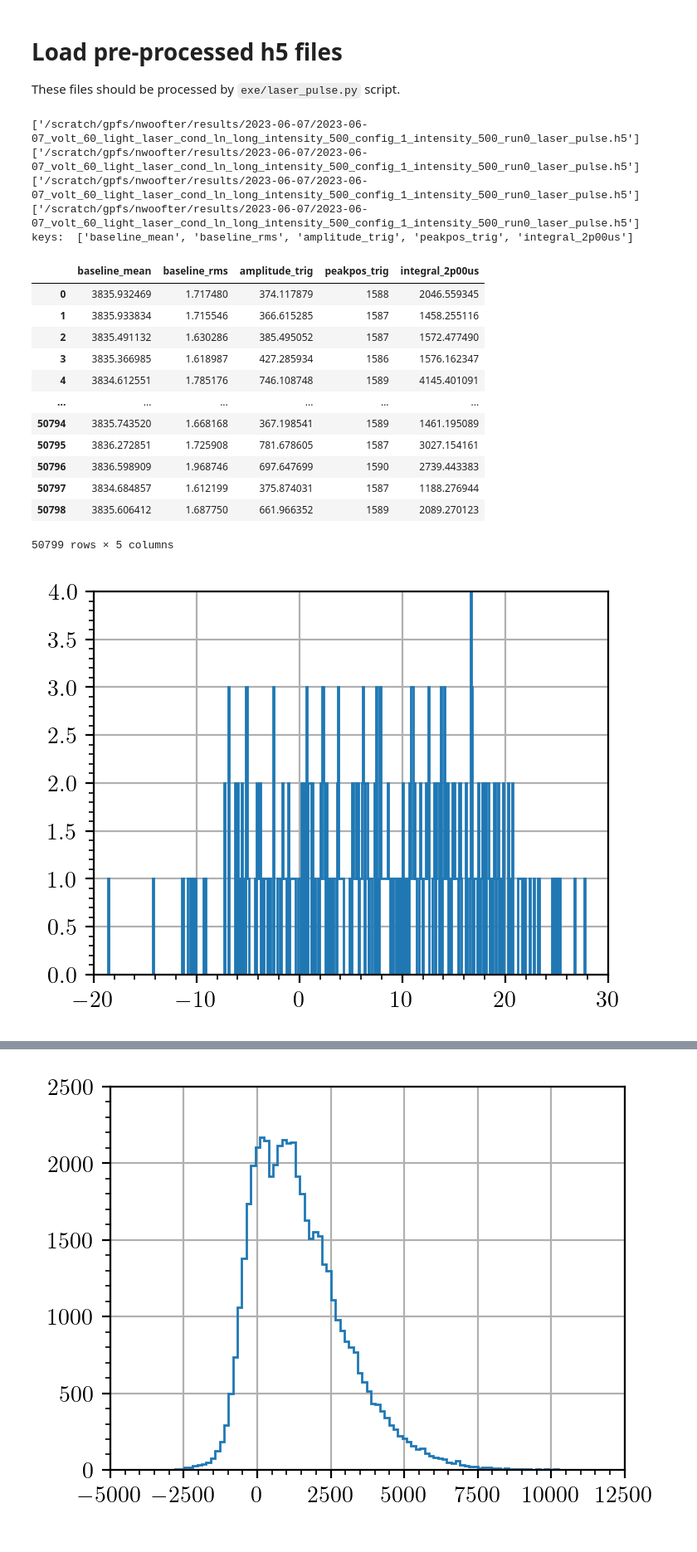
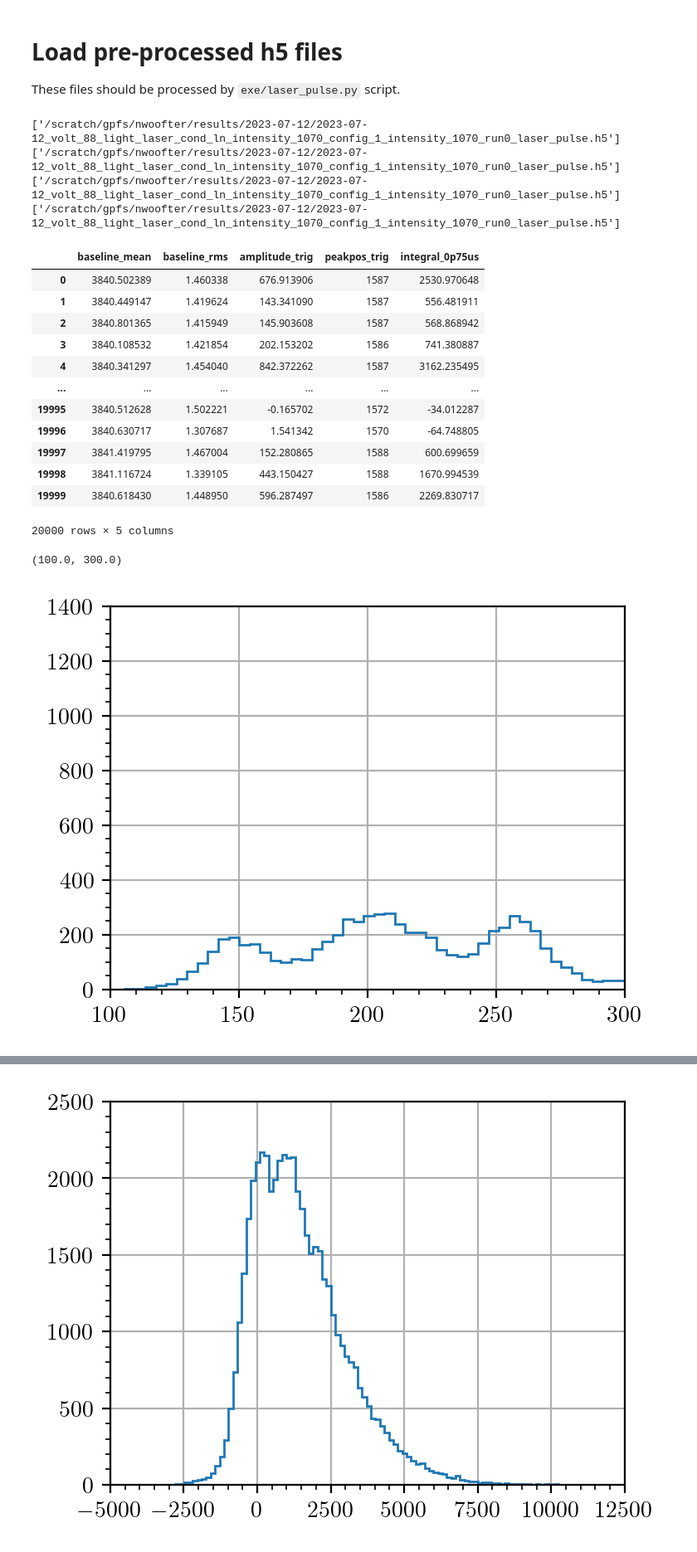
Before and after one commit to darkside-princeton/sipm-analysis, a Jupyter notebook: jupyter/calibration_liq4.ipynb, the cells around one changed output, grey strips where cells are left out. Shown: that part at 83% size. Drawn from its saved outputs; the diff is of its cells as text; code cells hidden in the pictures.

Commit message:
Plots for new data

```diff
--- a/jupyter/calibration_liq4.ipynb
+++ b/jupyter/calibration_liq4.ipynb
@@ -55,61 +56,61 @@ These files should be processed by `exe/laser_pulse.py` script.
 # data folder
 path = "/scratch/gpfs/nwoofter/results/"
 data = {}
-intensity = [500]
+intensity = [1070]
 channels = [0, 1, 2, 3]
-voltages = [60]
+voltages = [88]
 for intn in intensity:
     data[intn] = {}
     for ch in channels:
         data[intn][ch] = {}
         for volt in voltages:
             data[intn][ch][volt] = []
-            files = glob.glob(f"{path}2023-06-07/*volt_{volt}*intensity_{intn}*[!_wf].h5")
+            files = glob.glob(f"{path}2023-07-12/*volt_{volt}*intensity_{intn}*[!_wf].h5")
             print(files)
             for f in files:
                 df = pd.read_hdf(f, key=f'{volt}/{ch}')
                 data[intn][ch][volt].append(df)
             data[intn][ch][volt] = pd.concat(
                 data[intn][ch][volt], ignore_index=True)
-print('keys: ', list(data[500][0][60].keys()))
+#print('keys: ', list(data[1020][0][88].keys()))
 # %% [output]
-['/scratch/gpfs/nwoofter/results/2023-06-07/2023-06-07_volt_60_light_laser_cond_ln_long_intensity_500_config_1_intensity_500_run0_laser_pulse.h5']
-['/scratch/gpfs/nwoofter/results/2023-06-07/2023-06-07_volt_60_light_laser_cond_ln_long_intensity_500_config_1_intensity_500_run0_laser_pulse.h5']
-['/scratch/gpfs/nwoofter/results/2023-06-07/2023-06-07_volt_60_light_laser_cond_ln_long_intensity_500_config_1_intensity_500_run0_laser_pulse.h5']
-['/scratch/gpfs/nwoofter/results/2023-06-07/2023-06-07_volt_60_light_laser_cond_ln_long_intensity_500_config_1_intensity_500_run0_laser_pulse.h5']
-keys:  ['baseline_mean', 'baseline_rms', 'amplitude_trig', 'peakpos_trig', 'integral_2p00us']
+['/scratch/gpfs/nwoofter/results/2023-07-12/2023-07-12_volt_88_light_laser_cond_ln_intensity_1070_config_1_intensity_1070_run0_laser_pulse.h5']
+['/scratch/gpfs/nwoofter/results/2023-07-12/2023-07-12_volt_88_light_laser_cond_ln_intensity_1070_config_1_intensity_1070_run0_laser_pulse.h5']
+['/scratch/gpfs/nwoofter/results/2023-07-12/2023-07-12_volt_88_light_laser_cond_ln_intensity_1070_config_1_intensity_1070_run0_laser_pulse.h5']
+['/scratch/gpfs/nwoofter/results/2023-07-12/2023-07-12_volt_88_light_laser_cond_ln_intensity_1070_config_1_intensity_1070_run0_laser_pulse.h5']
 # %%
-intn = 1020
+intn = 1070
 ch = 0
-volt = 90
+volt = 88
 data[intn][ch][volt]
 # %% [output]
-|  | baseline_mean | baseline_rms | amplitude_trig | peakpos_trig | integral_2p00us |
-| 0 | 3835.932469 | 1.717480 | 374.117879 | 1588 | 2046.559345 |
-| 1 | 3835.933834 | 1.715546 | 366.615285 | 1587 | 1458.255116 |
-| 2 | 3835.491132 | 1.630286 | 385.495052 | 1587 | 1572.477490 |
-| 3 | 3835.366985 | 1.618987 | 427.285934 | 1586 | 1576.162347 |
-| 4 | 3834.612551 | 1.785176 | 746.108748 | 1589 | 4145.401091 |
+|  | baseline_mean | baseline_rms | amplitude_trig | peakpos_trig | integral_0p75us |
+| 0 | 3840.502389 | 1.460338 | 676.913906 | 1587 | 2530.970648 |
+| 1 | 3840.449147 | 1.419624 | 143.341090 | 1587 | 556.481911 |
+| 2 | 3840.801365 | 1.415949 | 145.903608 | 1587 | 568.868942 |
+| 3 | 3840.108532 | 1.421854 | 202.153202 | 1586 | 741.380887 |
+| 4 | 3840.341297 | 1.454040 | 842.372262 | 1587 | 3162.235495 |
 | ... | ... | ... | ... | ... | ... |
-| 50794 | 3835.743520 | 1.668168 | 367.198541 | 1589 | 1461.195089 |
-| 50795 | 3836.272851 | 1.725908 | 781.678605 | 1587 | 3027.154161 |
-| 50796 | 3836.598909 | 1.968746 | 697.647699 | 1590 | 2739.443383 |
-| 50797 | 3834.684857 | 1.612199 | 375.874031 | 1587 | 1188.276944 |
-| 50798 | 3835.606412 | 1.687750 | 661.966352 | 1589 | 2089.270123 |
+| 19995 | 3840.512628 | 1.502221 | -0.165702 | 1572 | -34.012287 |
+| 19996 | 3840.630717 | 1.307687 | 1.541342 | 1570 | -64.748805 |
+| 19997 | 3841.419795 | 1.467004 | 152.280865 | 1588 | 600.699659 |
+| 19998 | 3841.116724 | 1.339105 | 443.150427 | 1588 | 1670.994539 |
+| 19999 | 3840.618430 | 1.448950 | 596.287497 | 1586 | 2269.830717 |
-50799 rows × 5 columns
+20000 rows × 5 columns
 # %%
-intn = 500
+intn = 1070
 ch = 0
-volt = 60
+volt = 88
 
 
 plt.hist(data[intn][ch][volt]['amplitude_trig'], bins=500, histtype='step')
 plt.minorticks_on()
 plt.grid()
-#plt.xlim(200, 1000)
+plt.xlim(100, 300)
 #plt.yscale('log')
 # %% [output]
+(100.0, 300.0)
-[figure, old version]
+[figure, new version]
 # %%
 from scipy.stats import gaussian_kde
 
```
Also changed, not shown: parts of 8 cells of this notebook.
